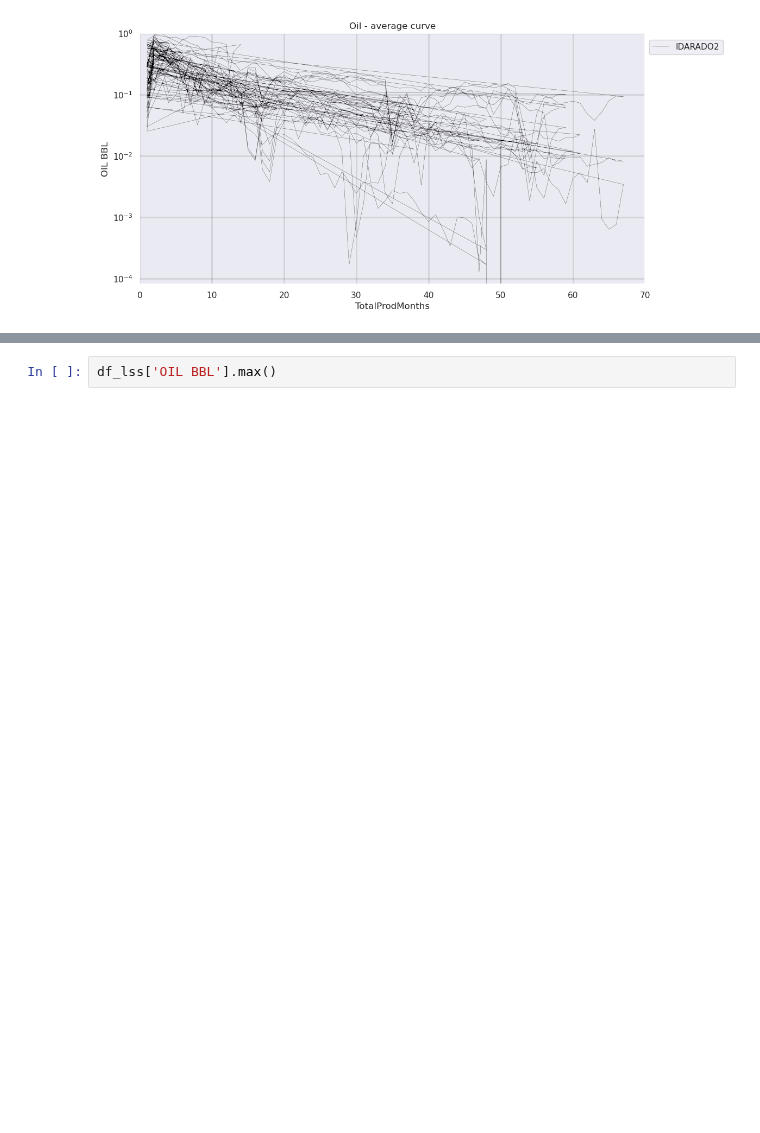
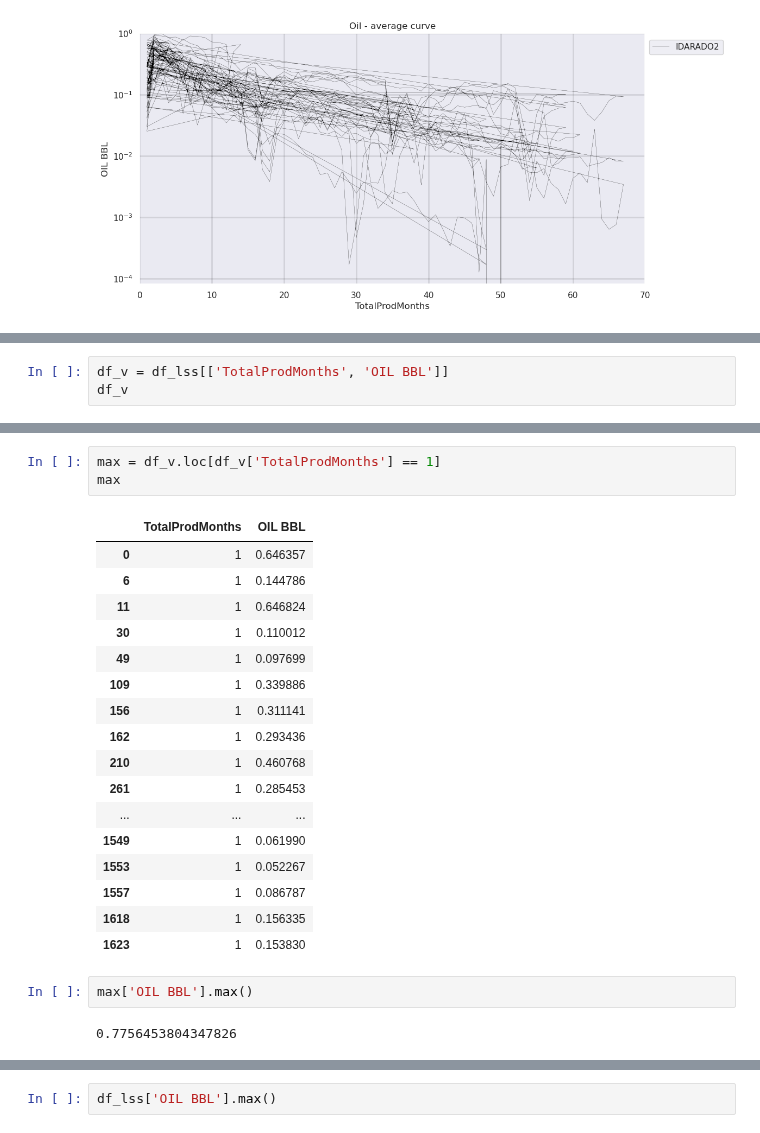
Before and after one commit to dasxgo/rocket-app, a Jupyter notebook: tap_rock_shlitz.ipynb, the cells around one changed output, grey strips where cells are left out. Saved outputs shown, nothing was run; the diff lists cells and outputs as text; blank space fills up the shorter version.

```diff
--- a/tap_rock_shlitz.ipynb
+++ b/tap_rock_shlitz.ipynb
@@ -361,0 +378,3 @@ plt.show()
+# %%
+df_v = df_lss[['TotalProdMonths', 'OIL BBL']]
+df_v
@@ -361,0 +395,25 @@ plt.show()
+# %%
+max = df_v.loc[df_v['TotalProdMonths'] == 1]
+max
+# %% [output]
+|  | TotalProdMonths | OIL BBL |
+| 0 | 1 | 0.646357 |
+| 6 | 1 | 0.144786 |
+| 11 | 1 | 0.646824 |
+| 30 | 1 | 0.110012 |
+| 49 | 1 | 0.097699 |
+| 109 | 1 | 0.339886 |
+| 156 | 1 | 0.311141 |
+| 162 | 1 | 0.293436 |
+| 210 | 1 | 0.460768 |
+| 261 | 1 | 0.285453 |
+| ... | ... | ... |
+| 1549 | 1 | 0.061990 |
+| 1553 | 1 | 0.052267 |
+| 1557 | 1 | 0.086787 |
+| 1618 | 1 | 0.156335 |
+| 1623 | 1 | 0.153830 |
+# %%
+max['OIL BBL'].max()
+# %% [output]
+0.7756453804347826
```
Also changed, not shown: parts of 4 cells of this notebook.
